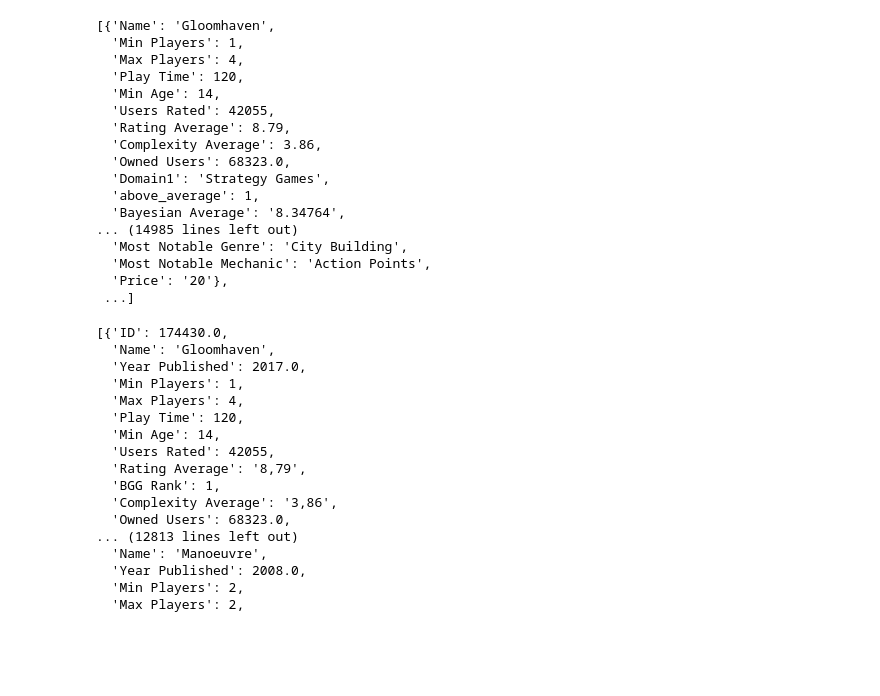
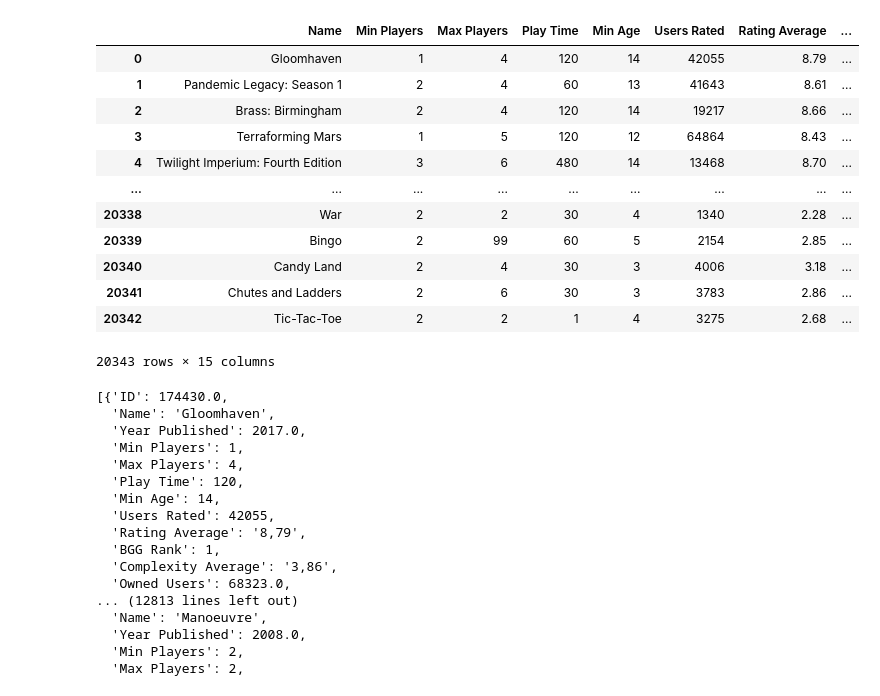
Before and after one commit to jkspiva/Final-Project-Group3, a Jupyter notebook: Levi/example_use.ipynb, the cells around one changed output. Drawn from its saved outputs; the diff is of its cells as text; code cells hidden in the pictures; blank space fills up the shorter version.

```diff
--- a/Levi/example_use.ipynb
+++ b/Levi/example_use.ipynb
@@ -14,25 +15,21 @@ def get_table(table_name):
     return [dict(row) for row in rows]
 # %%
 # example
-get_table('boardprice')
+pd.DataFrame(get_table('boardprice'))
 # %% [output]
+|  | Name | Min Players | Max Players | Play Time | Min Age | Users Rated | Rating Average | ... |
+| 0 | Gloomhaven | 1 | 4 | 120 | 14 | 42055 | 8.79 | ... |
+| 1 | Pandemic Legacy: Season 1 | 2 | 4 | 60 | 13 | 41643 | 8.61 | ... |
+| 2 | Brass: Birmingham | 2 | 4 | 120 | 14 | 19217 | 8.66 | ... |
+| 3 | Terraforming Mars | 1 | 5 | 120 | 12 | 64864 | 8.43 | ... |
+| 4 | Twilight Imperium: Fourth Edition | 3 | 6 | 480 | 14 | 13468 | 8.70 | ... |
+| ... | ... | ... | ... | ... | ... | ... | ... | ... |
+| 20338 | War | 2 | 2 | 30 | 4 | 1340 | 2.28 | ... |
+| 20339 | Bingo | 2 | 99 | 60 | 5 | 2154 | 2.85 | ... |
+| 20340 | Candy Land | 2 | 4 | 30 | 3 | 4006 | 3.18 | ... |
+| 20341 | Chutes and Ladders | 2 | 6 | 30 | 3 | 3783 | 2.86 | ... |
+| 20342 | Tic-Tac-Toe | 2 | 2 | 1 | 4 | 3275 | 2.68 | ... |
-[{'Name': 'Gloomhaven',
-  'Min Players': 1,
-  'Max Players': 4,
-  'Play Time': 120,
-  'Min Age': 14,
-  'Users Rated': 42055,
-  'Rating Average': 8.79,
-  'Complexity Average': 3.86,
-  'Owned Users': 68323.0,
-  'Domain1': 'Strategy Games',
-  'above_average': 1,
-  'Bayesian Average': '8.34764',
-... (14985 lines left out)
-  'Most Notable Genre': 'City Building',
-  'Most Notable Mechanic': 'Action Points',
-  'Price': '20'},
- ...]
+20343 rows × 15 columns
 # %%
 get_table('bbg')
 # %% [output]
```
Also changed, not shown: parts of 1 cell of this notebook.
